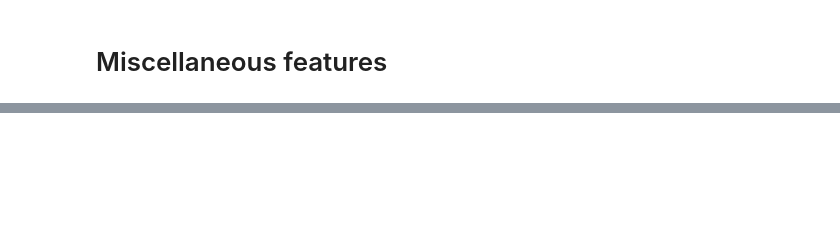
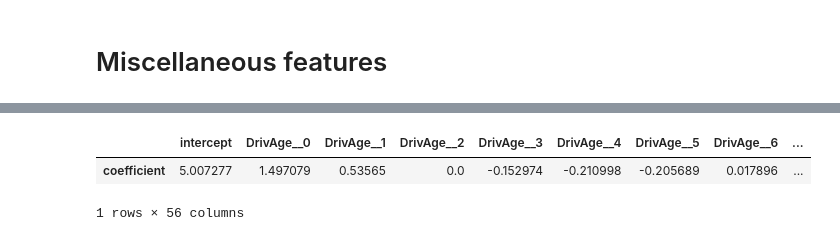
Before and after one commit to Quantco/glum, a Jupyter notebook: docs/tutorials/formula_interface/formula_interface.ipynb, the cells around one changed output, grey strips where cells are left out. Drawn from its saved outputs; the diff is of its cells as text; code cells hidden in the pictures; blank space fills up the shorter version.

```diff
--- a/docs/tutorials/formula_interface/formula_interface.ipynb
+++ b/docs/tutorials/formula_interface/formula_interface.ipynb
@@ -172,0 +176,8 @@ array([71.14008987, 17.22303128, 62.87949515, ..., 23.01366586,
+# %%
+formula_int = "PurePremium ~ C(VehBrand) + C(VehGas) + C(Region) + C(Area) + C(DrivAge) * C(VehPower) + C(VehAge) + BonusMalus + Density"
+
+t_glm4 = GeneralizedLinearRegressor(family=TweedieDist, alpha_search=True, l1_ratio=1, fit_intercept=True, formula=formula_int)
+t_glm4.fit(df_train, sample_weight=df['Exposure'].values[train])
+
+pd.DataFrame({'coefficient': np.concatenate(([t_glm4.intercept_], t_glm4.coef_))},
+             index=['intercept'] + t_glm4.feature_names_).T
@@ -178,0 +220,13 @@ The attentive reader might have noticed that the first level of each categorical
+# %%
+formula_name = "PurePremium ~ DrivAge * VehPower"
+
+t_glm5 = GeneralizedLinearRegressor(family=TweedieDist, alpha_search=True, l1_ratio=1, fit_intercept=True, formula=formula_name,
+                                    interaction_separator="__x__", categorical_format="{name}__{category}")
+t_glm5.fit(df_train, sample_weight=df['Exposure'].values[train])
+
+pd.DataFrame({'coefficient': np.concatenate(([t_glm5.intercept_], t_glm5.coef_))},
+             index=['intercept'] + t_glm5.feature_names_).T
+# %% [output]
+|  | intercept | DrivAge__0 | DrivAge__1 | DrivAge__2 | DrivAge__3 | DrivAge__4 | DrivAge__5 | DrivAge__6 | ... |
+| coefficient | 5.007277 | 1.497079 | 0.53565 | 0.0 | -0.152974 | -0.210998 | -0.205689 | 0.017896 | ... |
+1 rows × 56 columns
```
Also changed, not shown: parts of 13 cells of this notebook.
